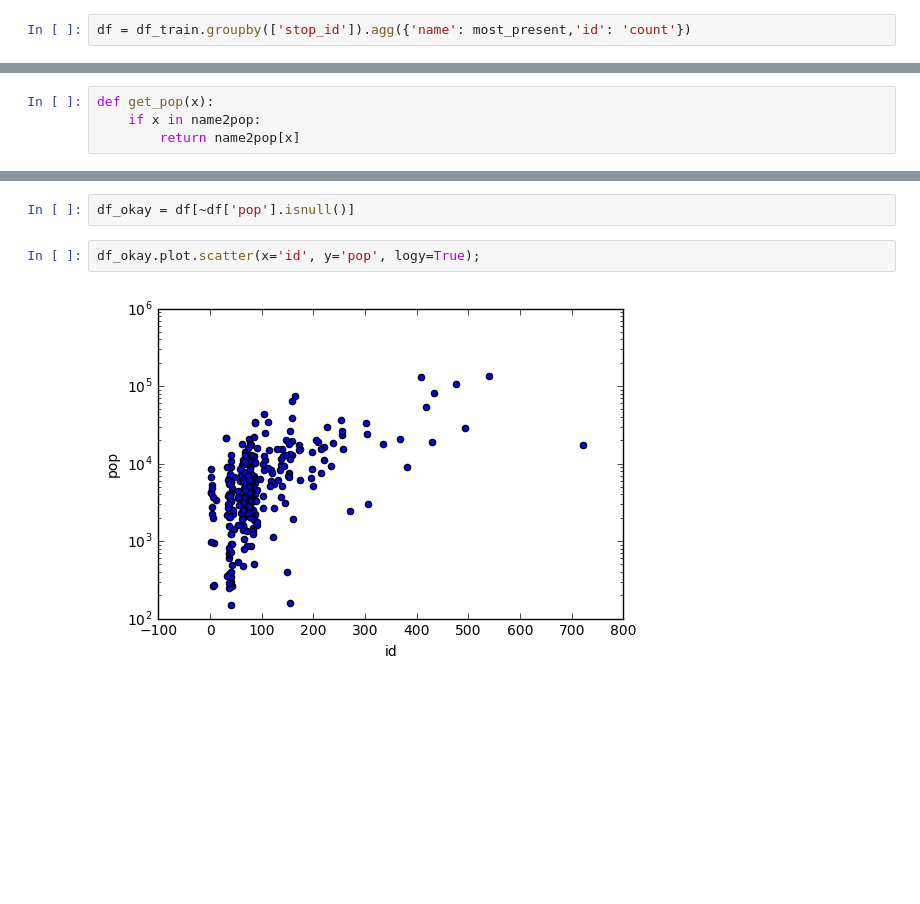
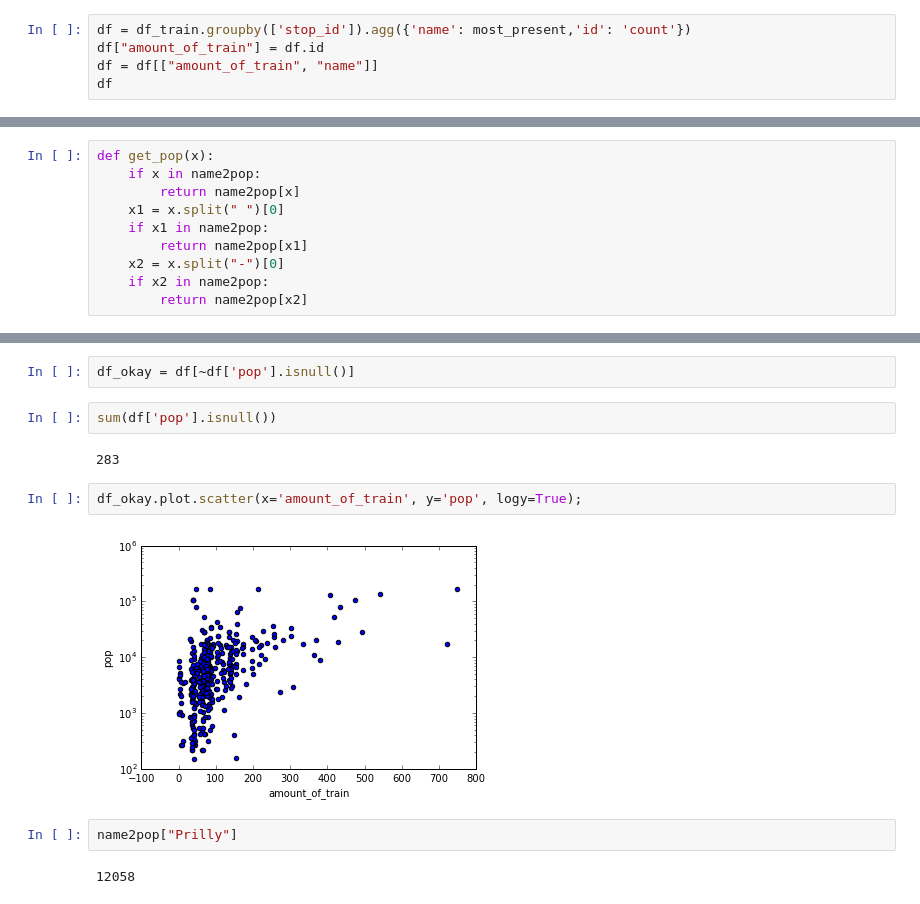
Before and after one commit to tOverney/ADA-Project, a Jupyter notebook: preprocessing/population_processing.ipynb, the cells around one changed output, grey strips where cells are left out. Saved outputs shown, nothing was run; the diff lists cells and outputs as text; blank space fills up the shorter version.

```diff
--- a/preprocessing/population_processing.ipynb
+++ b/preprocessing/population_processing.ipynb
@@ -47,3 +47,6 @@ Aggregate
 most_present = lambda x: x.value_counts().index[0]
 # %%
 df = df_train.groupby(['stop_id']).agg({'name': most_present,'id': 'count'})
+df["amount_of_train"] = df.id
+df = df[["amount_of_train", "name"]]
+df
@@ -51,11 +74,25 @@ df = df_train.groupby(['stop_id']).agg({'name': most_present,'id': 'count'})
 def get_pop(x):
     if x in name2pop:
         return name2pop[x]
+    x1 = x.split(" ")[0]
+    if x1 in name2pop:
+        return name2pop[x1]
+    x2 = x.split("-")[0]
+    if x2 in name2pop:
+        return name2pop[x2]
 # %%
 df['pop'] = df.name.apply(get_pop)
 # %%
 df_okay = df[~df['pop'].isnull()]
+# %%
+sum(df['pop'].isnull())
+# %% [output]
+283
 # %%
-df_okay.plot.scatter(x='id', y='pop', logy=True);
+df_okay.plot.scatter(x='amount_of_train', y='pop', logy=True);
 # %% [output]
-[figure, old version]
+[figure, new version]
+# %%
+name2pop["Prilly"]
+# %% [output]
+12058
```
Also changed, not shown: parts of 2 cells of this notebook, 1 other file.
